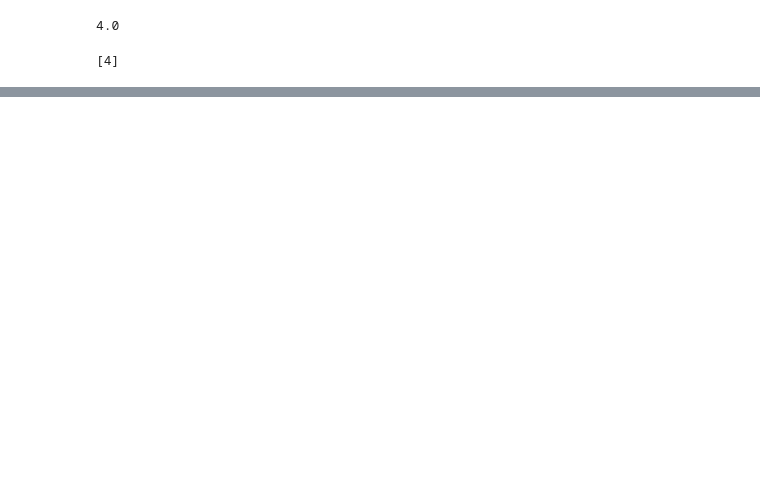
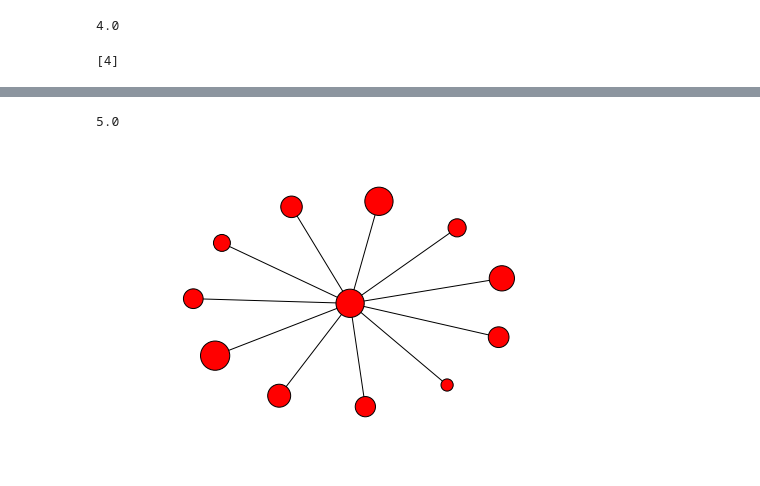
Before and after one commit to jerry-shijieli/RecommenderSystemPython, a Jupyter notebook: data/ml-latest-small/data_preprocessing.ipynb, the cells around one changed output, grey strips where cells are left out. Drawn from its saved outputs; the diff is of its cells as text; code cells hidden in the pictures; blank space fills up the shorter version.

```diff
--- a/data/ml-latest-small/data_preprocessing.ipynb
+++ b/data/ml-latest-small/data_preprocessing.ipynb
@@ -63,0 +209,14 @@ ratings.to_csv(savefile, index=False)
+# %%
+np.max(ratings['rating'])
+# %% [output]
+5.0
+# %%
+import networkx as nx
+sg = nx.star_graph(11)
+# %%
+import matplotlib.pyplot as plt
+%matplotlib inline
+pos=nx.spring_layout(sg,iterations=200)
+nx.draw(sg, pos, node_size=[np.random.randint(100, 1000) for _ in range(11)], cmap=plt.cm.Blues)
+# %% [output]
+[figure, added]
```
Also changed, not shown: parts of 11 cells of this notebook, 10 other files.
